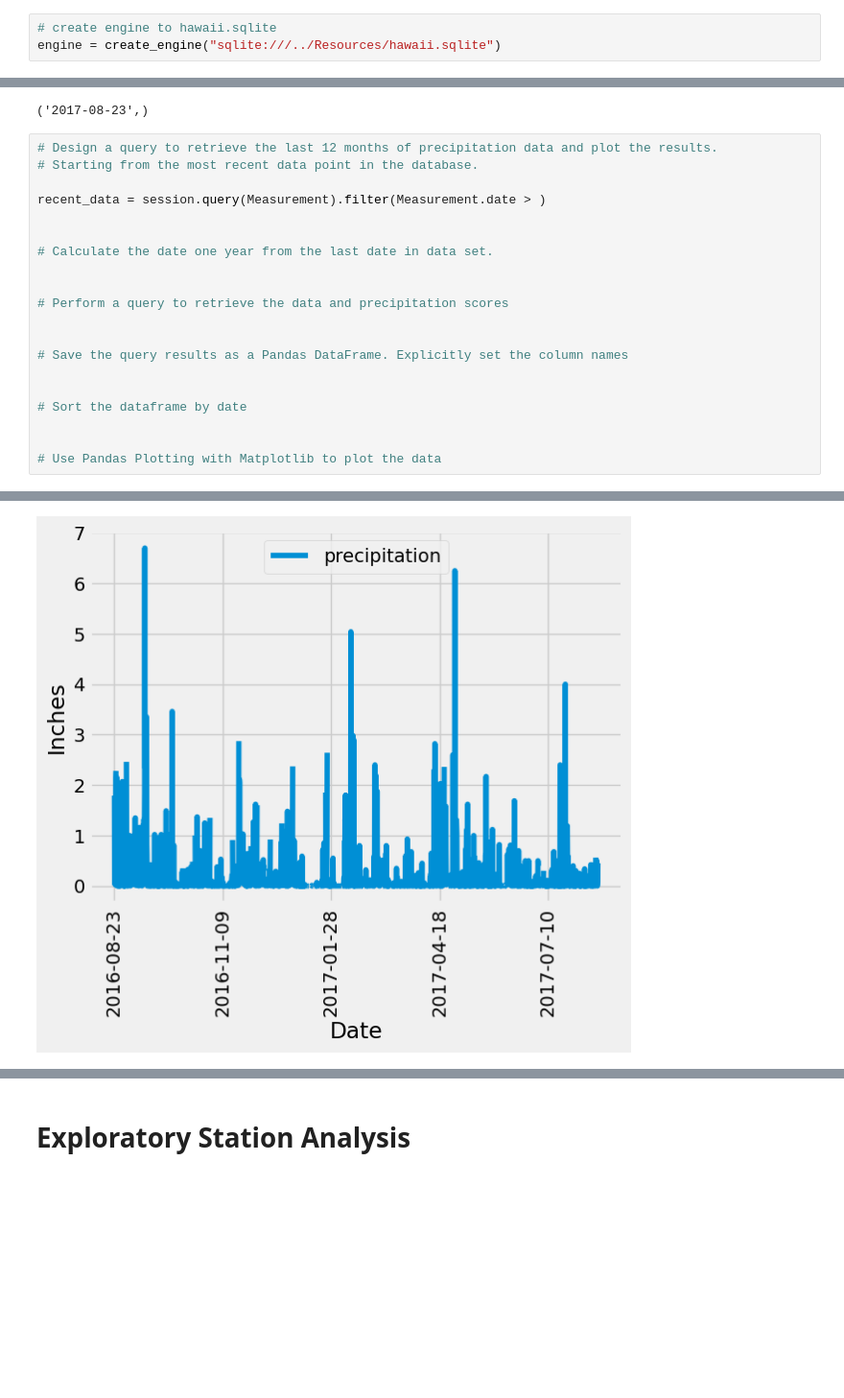
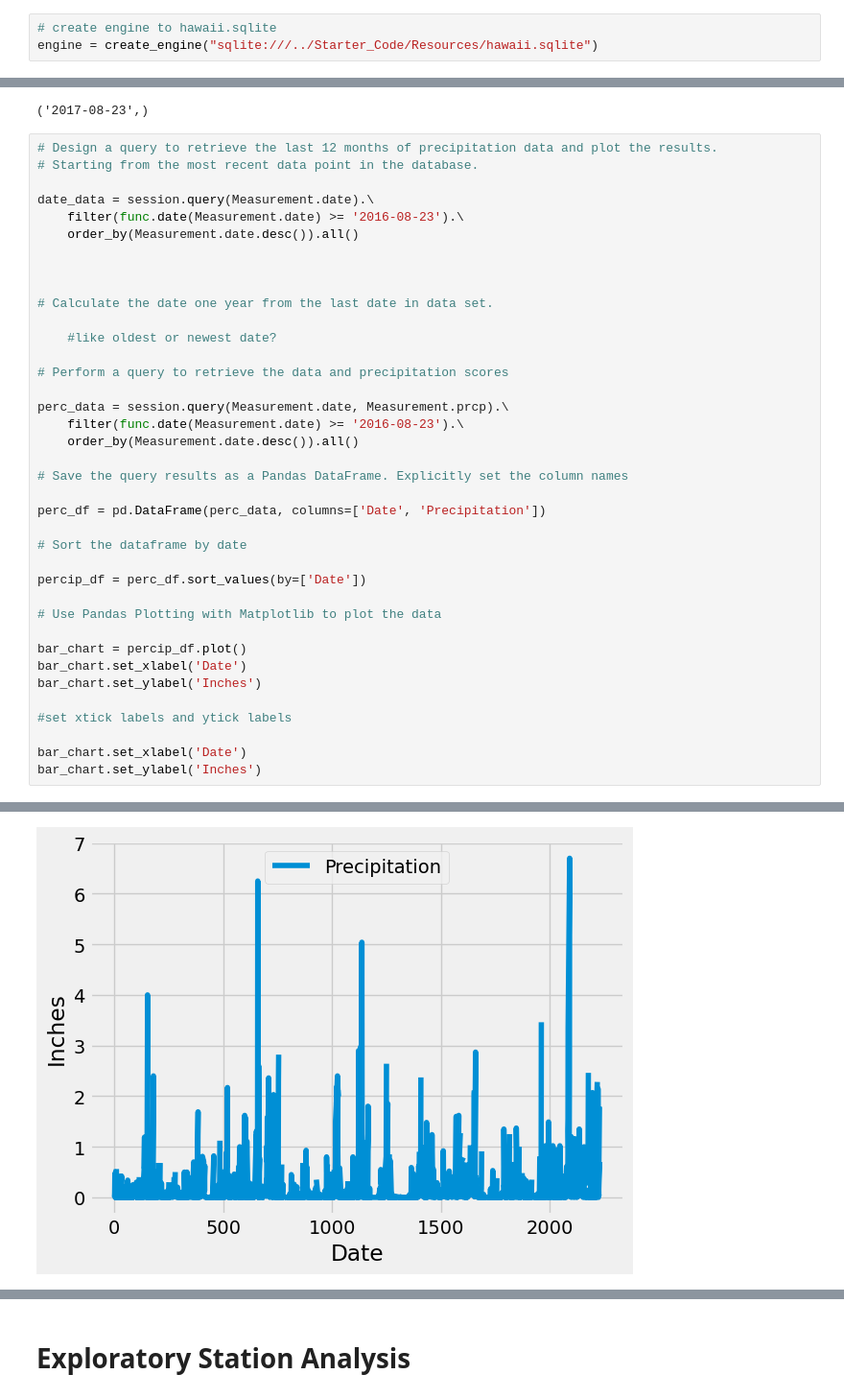
Before and after one commit to EstherBaum/sqlalchemy-challenge, a Jupyter notebook: SurfsUp/climate_starter.ipynb, the cells around one changed output, grey strips where cells are left out. Shown at 96% size. Cells and saved outputs as stored; diff of their text form; blank space fills up the shorter version.

```diff
--- a/SurfsUp/climate_starter.ipynb
+++ b/SurfsUp/climate_starter.ipynb
@@ -17,7 +17,7 @@ from sqlalchemy.orm import Session
 from sqlalchemy import create_engine, func
 # %%
 # create engine to hawaii.sqlite
-engine = create_engine("sqlite:///../Resources/hawaii.sqlite")
+engine = create_engine("sqlite:///../Starter_Code/Resources/hawaii.sqlite")
 # %%
 # reflect an existing database into a new model
 Base = automap_base()
@@ -49,25 +49,43 @@ print(session.query(Measurement.date).order_by(Measurement.date.desc()).first())
 # %%
 # Design a query to retrieve the last 12 months of precipitation data and plot the results.
 # Starting from the most recent data point in the database.
 
-recent_data = session.query(Measurement).filter(Measurement.date > )
+date_data = session.query(Measurement.date).\
+    filter(func.date(Measurement.date) >= '2016-08-23').\
+    order_by(Measurement.date.desc()).all()
+
 
 
 # Calculate the date one year from the last date in data set.
 
+    #like oldest or newest date?
 
 # Perform a query to retrieve the data and precipitation scores
 
+perc_data = session.query(Measurement.date, Measurement.prcp).\
+    filter(func.date(Measurement.date) >= '2016-08-23').\
+    order_by(Measurement.date.desc()).all()
 
 # Save the query results as a Pandas DataFrame. Explicitly set the column names
 
+perc_df = pd.DataFrame(perc_data, columns=['Date', 'Precipitation'])
 
 # Sort the dataframe by date
 
+percip_df = perc_df.sort_values(by=['Date'])
 
 # Use Pandas Plotting with Matplotlib to plot the data
+
+bar_chart = percip_df.plot()
+bar_chart.set_xlabel('Date')
+bar_chart.set_ylabel('Inches')
+
+#set xtick labels and ytick labels
+
+bar_chart.set_xlabel('Date')
+bar_chart.set_ylabel('Inches')
 # %% [output]
 Text(0, 0.5, 'Inches')
-[figure, old version]
+[figure, new version]
 # %%
 # Use Pandas to calculate the summary statistics for the precipitation data
```
Also changed, not shown: parts of 3 cells of this notebook.
